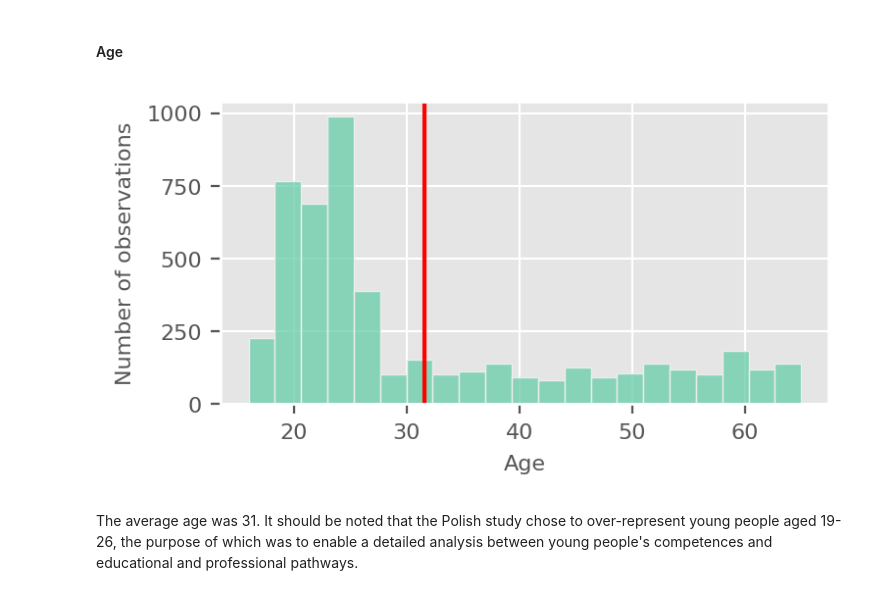
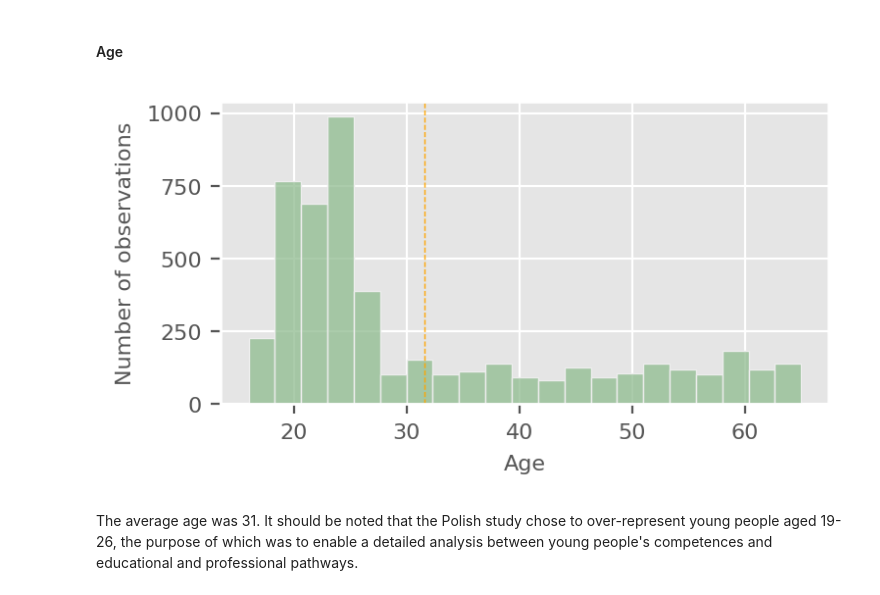
Before and after one commit to nataliagraczyk/bigfive-project, a Jupyter notebook: main.ipynb, the cells around one changed output. Drawn from its saved outputs; the diff is of its cells as text; code cells hidden in the pictures.

```diff
--- a/main.ipynb
+++ b/main.ipynb
@@ -197,23 +197,25 @@
 # %%
 plt.figure(figsize=(4,2), dpi=200)
 plt.style.use('ggplot')
 
 ax = sns.histplot(
        data = clean_data["age"],
-       color = "mediumaquamarine")
+       color = "darkseagreen")
 
 ax.axvline(x=clean_data.age.mean(),
-            color='red')
+            color='orange',
+            linestyle = '--',
+            linewidth = 0.5)
 
 ax.set_xlabel("Age", fontsize = 8)
 ax.set_ylabel("Number of observations", fontsize = 8)
 
 plt.xticks(fontsize = 8)
 plt.yticks(fontsize = 8)
 
 plt.show()
 # %% [output]
-[figure, old version]
+[figure, new version]
 # %% [markdown]
 The average age was 31. It should be noted that the Polish study chose to over-represent young people aged 19-26, the purpose of which was to enable a detailed analysis between young people's competences and educational and professional pathways.
 # %% [markdown]
```
Also changed, not shown: parts of 3 cells of this notebook.
